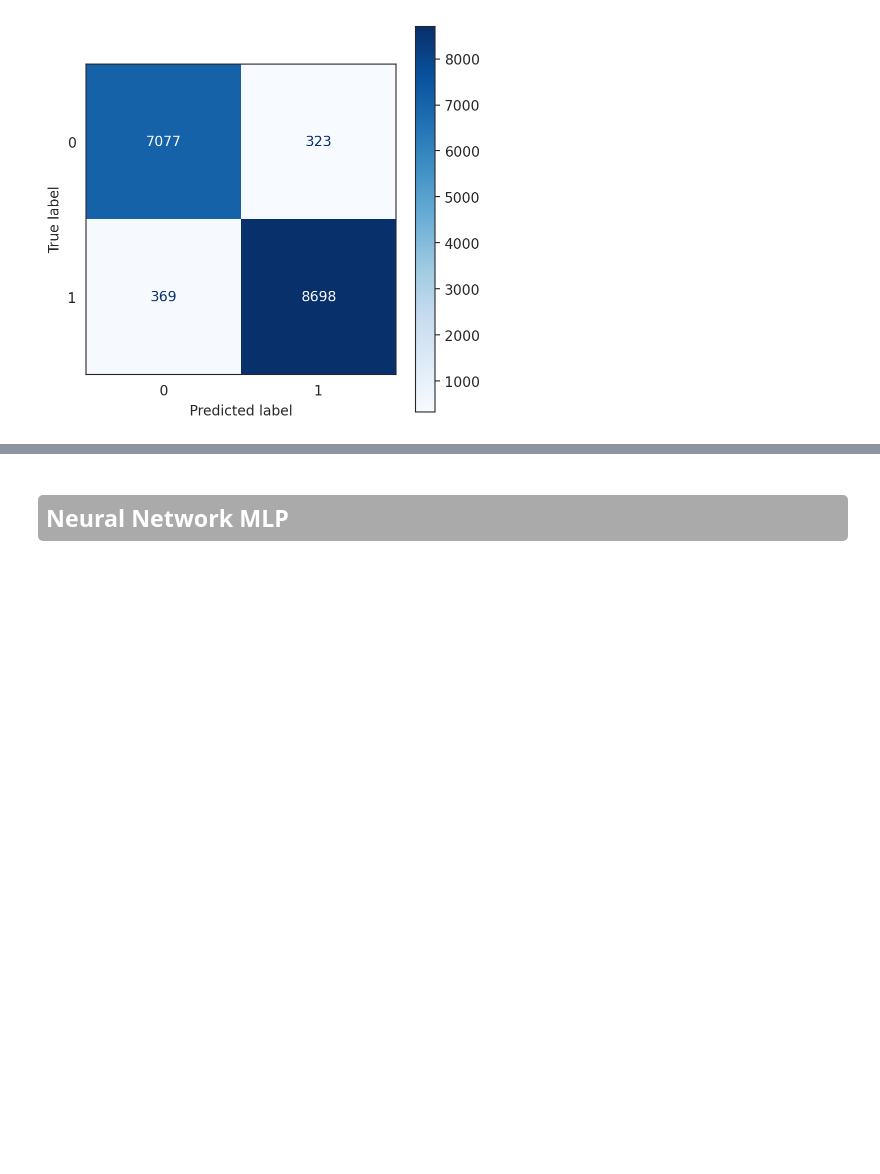
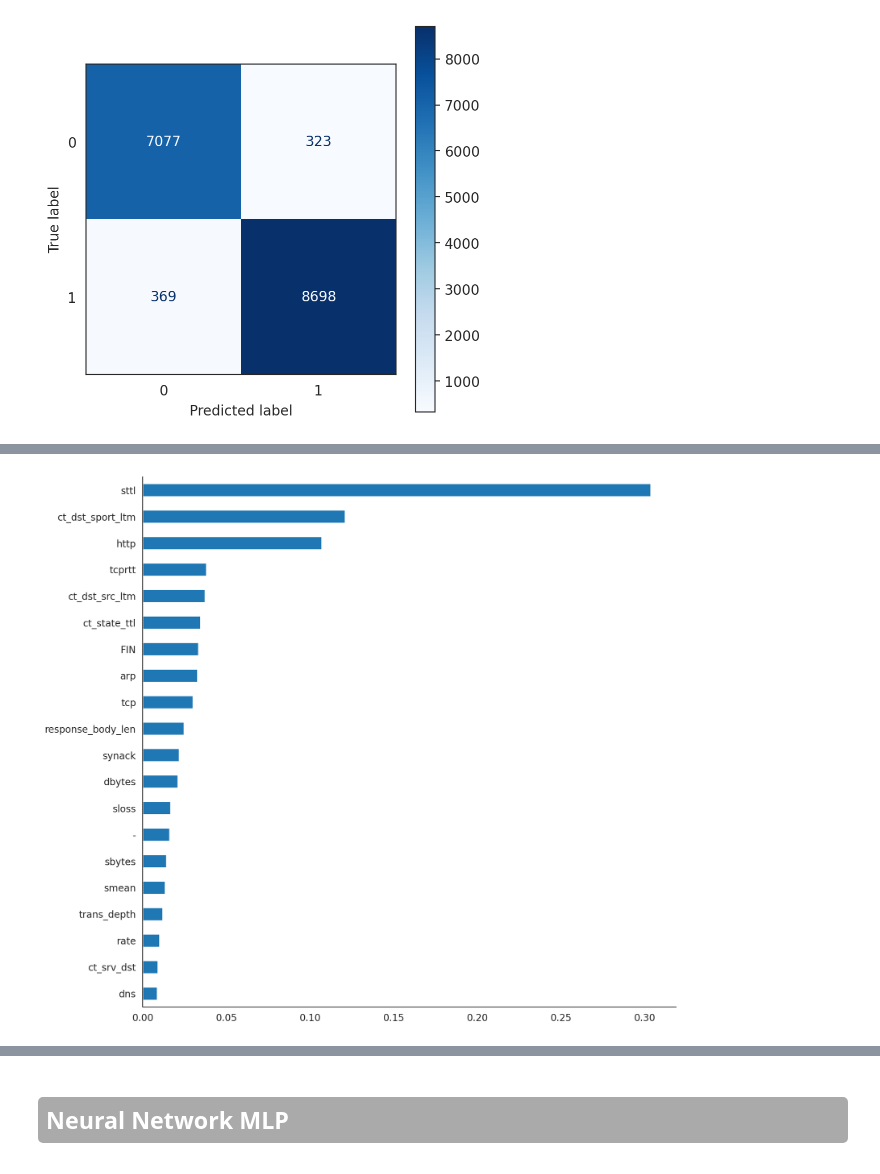
Before and after one commit to Sagarshivalingappaathani/Cyber-Threat-Detection, a Jupyter notebook: UNSW_NB15_Modelling.ipynb, the cells around one changed output, grey strips where cells are left out. Drawn from its saved outputs; the diff is of its cells as text; code cells hidden in the pictures; blank space fills up the shorter version.

```diff
--- a/UNSW_NB15_Modelling.ipynb
+++ b/UNSW_NB15_Modelling.ipynb
@@ -738,0 +783,17 @@ plt.show()
+# %%
+# Plot the top 20 feature importances
+plt.rcParams['figure.figsize'] = (10, 10)
+sns.set_style("white")
+
+# Assume feature_names is defined (e.g., X_train.columns)
+feat_importances = pd.Series(xgb_model.feature_importances_, index=feature_names)
+
+# If you have multi-level index columns, you can average them as in your original code.
+feat_importances = feat_importances.groupby(level=0).mean()
+
+# Plot the 20 features with the highest importance
+feat_importances.nlargest(20).plot(kind='barh').invert_yaxis()
+sns.despine()
+plt.show()
+# %% [output]
+[figure, added]
```
Also changed, not shown: parts of 53 cells of this notebook, 13 other files.
